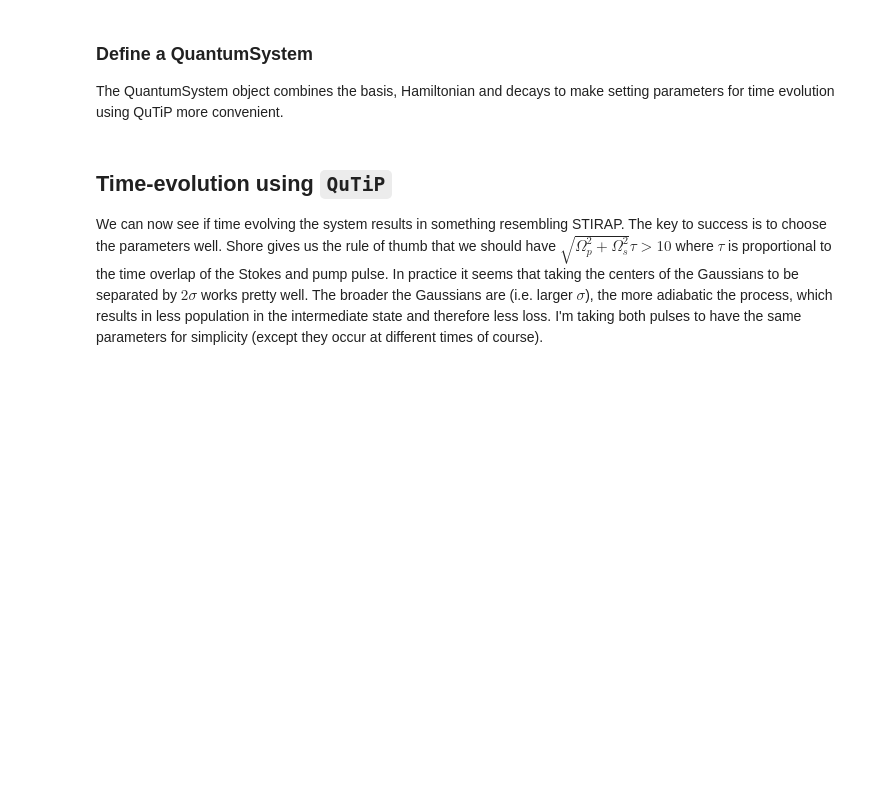
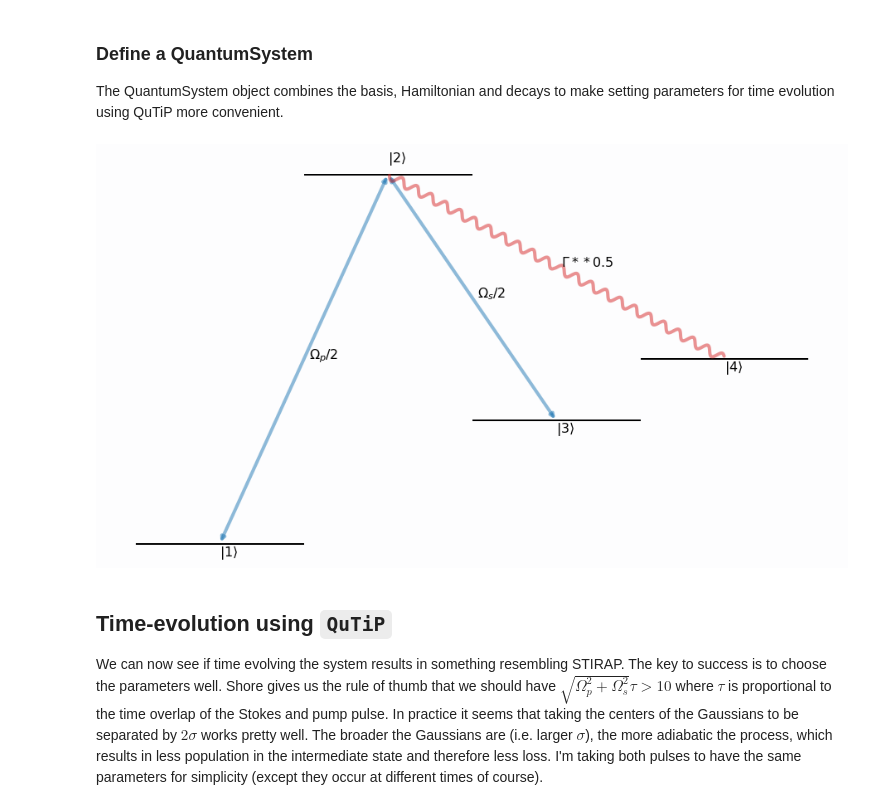
Before and after one commit to otimgren/toy-systems, a Jupyter notebook: examples/STIRAP in a 3-level system.ipynb, the cells around one changed output. Drawn from its saved outputs; the diff is of its cells as text; code cells hidden in the pictures; blank space fills up the shorter version.

```diff
--- a/examples/STIRAP in a 3-level system.ipynb
+++ b/examples/STIRAP in a 3-level system.ipynb
@@ -76,13 +77,17 @@ The QuantumSystem object combines the basis, Hamiltonian and decays to make sett
 # %%
 # Define the system
 system = QuantumSystem(
     basis=basis,
     couplings=[E1, E2, E3p, E3s, coupling_p, coupling_s],
     decays=[decay],
 )
 
 # Get representations of the Hamiltonian and the decays that will be accepted by qutip
 Hqobj, c_qobj = system.get_qobjs()
+
+visualizer = Visualizer(system, vertical={"label":10}, horizontal={"label":50})
+# %% [output]
+[figure, added]
 # %% [markdown]
 ## Time-evolution using `QuTiP`
 We can now see if time evolving the system results in something resembling STIRAP. The key to success is to choose the parameters well. Shore gives us the rule of thumb that we should have $\sqrt{\Omega_p^2 + \Omega_s^2}\tau > 10$ where $\tau$ is proportional to the time overlap of the Stokes and pump pulse. In practice it seems that taking the centers of the Gaussians to be separated by $2\sigma$ works pretty well. The broader the Gaussians are (i.e. larger $\sigma$), the more adiabatic the process, which results in less population in the intermediate state and therefore less loss. I'm taking both pulses to have the same parameters for simplicity (except they occur at different times of course).
```
Also changed, not shown: parts of 3 cells of this notebook, 9 other files.
